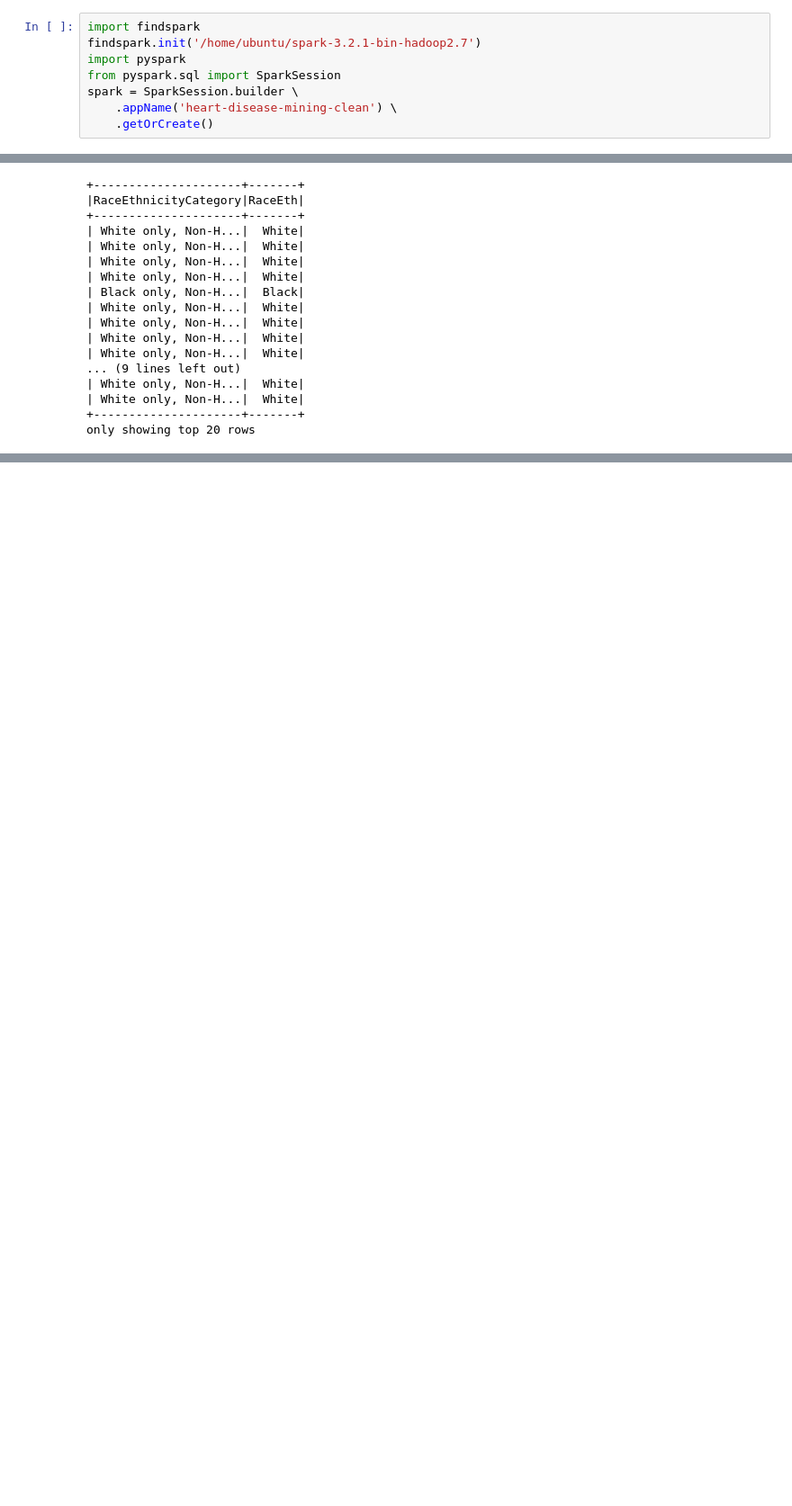
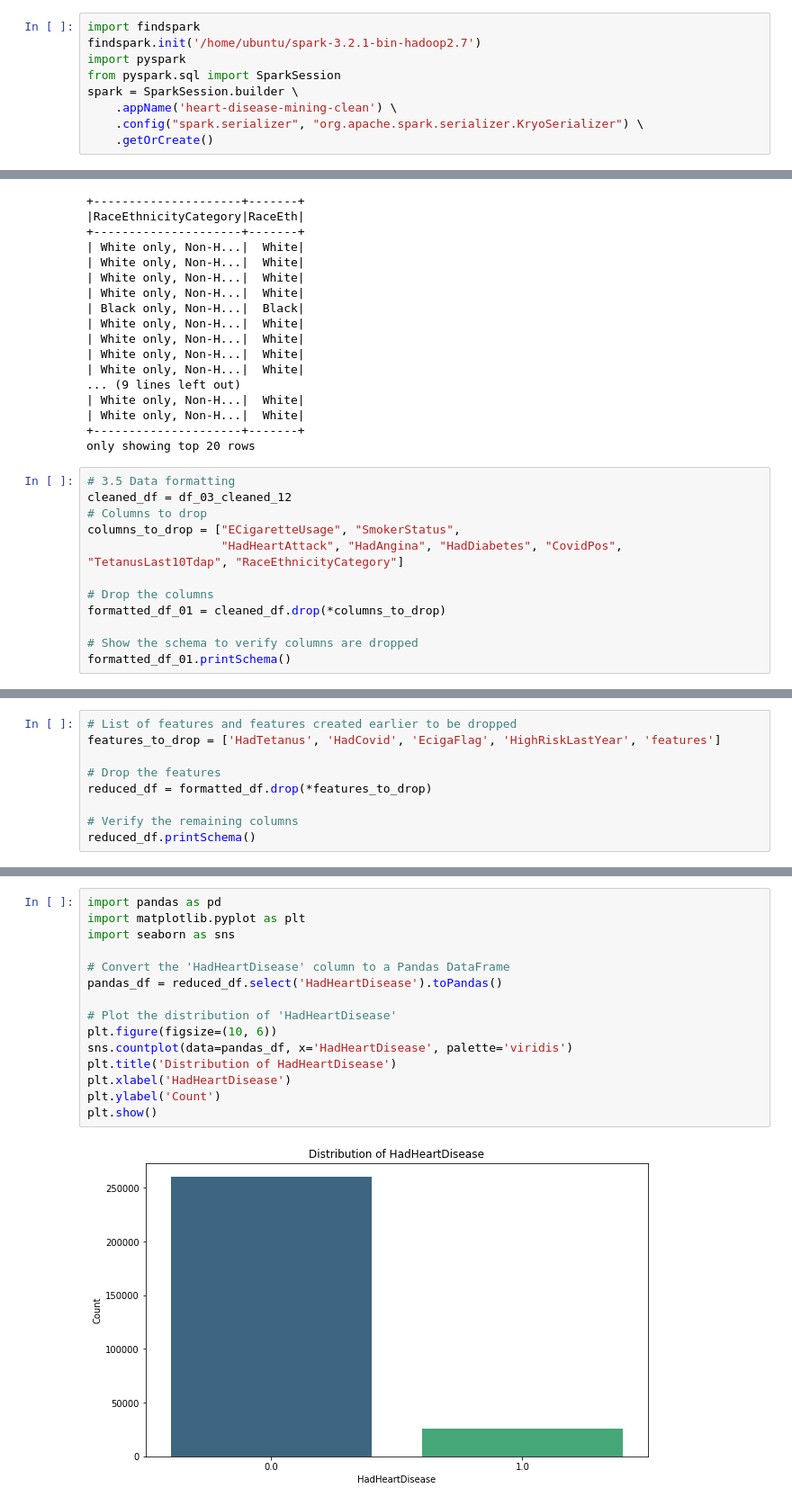
Before and after one commit to xxbeng/722-iteration-4, a Jupyter notebook: 2.4 data quality to 3.3 data cleaning.ipynb, the cells around one changed output, grey strips where cells are left out. Shown at 90% size. Saved outputs shown, nothing was run; the diff lists cells and outputs as text; blank space fills up the shorter version.

```diff
--- a/2.4 data quality to 3.3 data cleaning.ipynb
+++ b/2.4 data quality to 3.3 data cleaning.ipynb
@@ -5,6 +5,7 @@ import pyspark
 from pyspark.sql import SparkSession
 spark = SparkSession.builder \
     .appName('heart-disease-mining-clean') \
+    .config("spark.serializer", "org.apache.spark.serializer.KryoSerializer") \
     .getOrCreate()
 # %% [output]
 WARNING: An illegal reflective access operation has occurred
@@ -652,3 +635,15 @@ df_03_cleaned_12.select('RaceEthnicityCategory', 'RaceEth').show()
 | White only, Non-H...|  White|
 +---------------------+-------+
 only showing top 20 rows
+# %%
+# 3.5 Data formatting
+cleaned_df = df_03_cleaned_12
+# Columns to drop
+columns_to_drop = ["ECigaretteUsage", "SmokerStatus",
+                   "HadHeartAttack", "HadAngina", "HadDiabetes", "CovidPos", "TetanusLast10Tdap", "RaceEthnicityCategory"]
+
+# Drop the columns
+formatted_df_01 = cleaned_df.drop(*columns_to_drop)
+
+# Show the schema to verify columns are dropped
+formatted_df_01.printSchema()
@@ -654,0 +766,9 @@ only showing top 20 rows
+# %%
+# List of features and features created earlier to be dropped
+features_to_drop = ['HadTetanus', 'HadCovid', 'EcigaFlag', 'HighRiskLastYear', 'features']
+
+# Drop the features
+reduced_df = formatted_df.drop(*features_to_drop)
+
+# Verify the remaining columns
+reduced_df.printSchema()
@@ -654,0 +793,17 @@ only showing top 20 rows
+# %%
+import pandas as pd
+import matplotlib.pyplot as plt
+import seaborn as sns
+
+# Convert the 'HadHeartDisease' column to a Pandas DataFrame
+pandas_df = reduced_df.select('HadHeartDisease').toPandas()
+
+# Plot the distribution of 'HadHeartDisease'
+plt.figure(figsize=(10, 6))
+sns.countplot(data=pandas_df, x='HadHeartDisease', palette='viridis')
+plt.title('Distribution of HadHeartDisease')
+plt.xlabel('HadHeartDisease')
+plt.ylabel('Count')
+plt.show()
+# %% [output]
+[figure, added]
```
Also changed, not shown: parts of 24 cells of this notebook, 2 other files.
